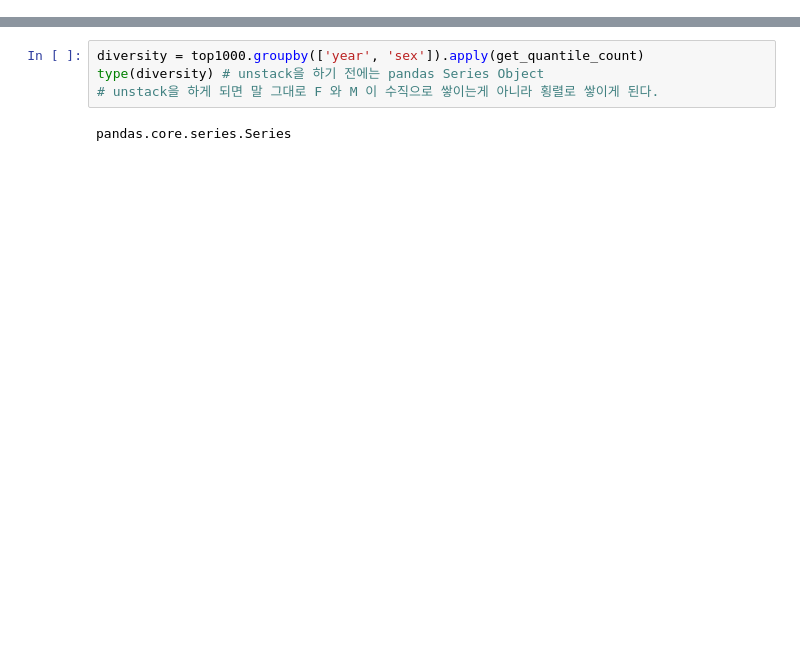
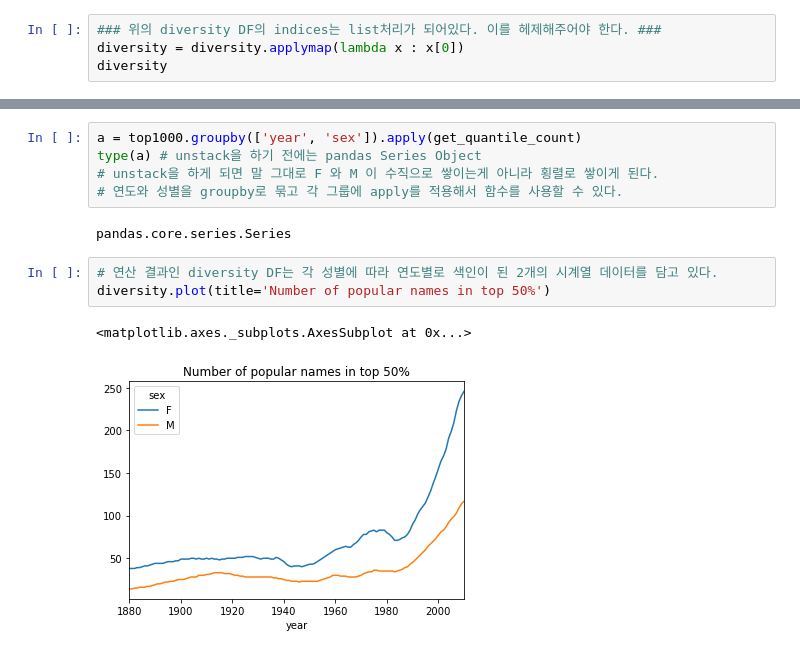
Before and after one commit to wizardklaus/Python-Data-Analysis, a Jupyter notebook: ch02-171017.ipynb, the cells around one changed output, grey strips where cells are left out. Drawn from its saved outputs; the diff is of its cells as text; blank space fills up the shorter version.

```diff
--- a/ch02-171017.ipynb
+++ b/ch02-171017.ipynb
@@ -406,0 +406,4 @@ diversity
+# %%
+### 위의 diversity DF의 indices는 list처리가 되어있다. 이를 헤제해주어야 한다. ###
+diversity = diversity.applymap(lambda x : x[0])
+diversity
@@ -407,6 +444,13 @@ diversity
 # %%
-diversity = top1000.groupby(['year', 'sex']).apply(get_quantile_count)
-type(diversity) # unstack을 하기 전에는 pandas Series Object
+a = top1000.groupby(['year', 'sex']).apply(get_quantile_count)
+type(a) # unstack을 하기 전에는 pandas Series Object
 # unstack을 하게 되면 말 그대로 F 와 M 이 수직으로 쌓이는게 아니라 횡렬로 쌓이게 된다.
+# 연도와 성별을 groupby로 묶고 각 그룹에 apply를 적용해서 함수를 사용할 수 있다.
 # %% [output]
 pandas.core.series.Series
+# %%
+# 연산 결과인 diversity DF는 각 성별에 따라 연도별로 색인이 된 2개의 시계열 데이터를 담고 있다.
+diversity.plot(title='Number of popular names in top 50%')
+# %% [output]
+<matplotlib.axes._subplots.AxesSubplot at 0x...>
+[figure, added]
```
Also changed, not shown: parts of 22 cells of this notebook, 1 other file.
